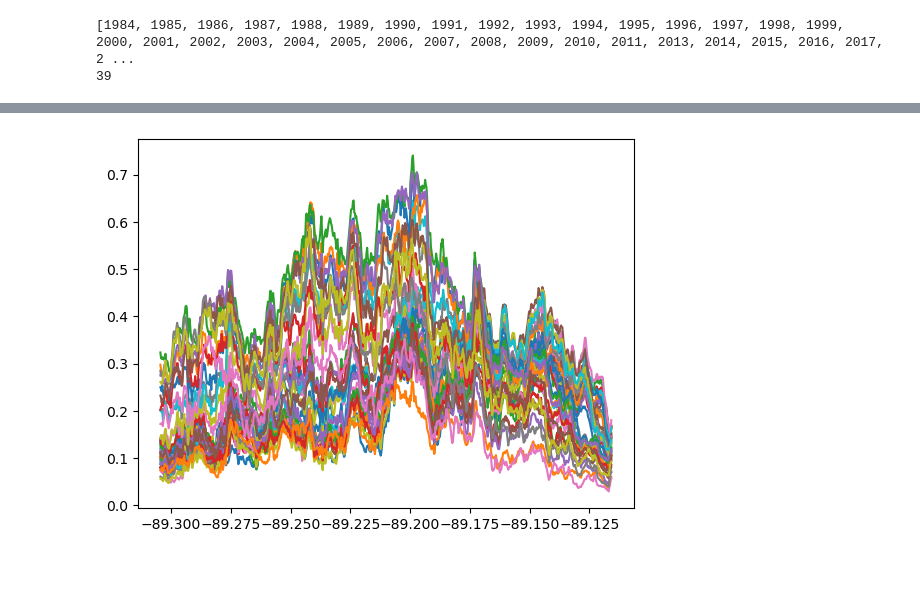
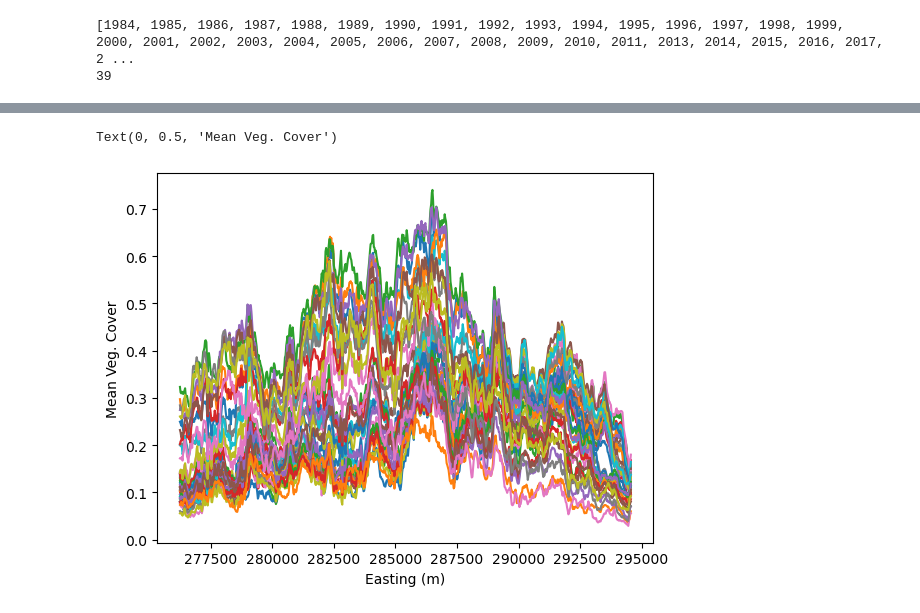
Before and after one commit to csherwood-usgs/marsh, a Jupyter notebook: delta_profile.ipynb, the cells around one changed output, grey strips where cells are left out. Cells and saved outputs as stored; diff of their text form; code cells hidden in the pictures; blank space fills up the shorter version.

```diff
--- a/delta_profile.ipynb
+++ b/delta_profile.ipynb
@@ -29,12 +29,14 @@ Attributes:
     add_offset:              0.0
     long_name:               ('b1', 'b2', 'b3', 'b4', 'b5', 'b6', 'b7', 'b8',...
 # %%
-lon = r1.x.values
-lat = r1.y.values
+# skeptical that the lat/lon grid is really correct and that this transformation is the right thing to do
+lon, lat = np.meshgrid(r1.y.values, r1.x.values, indexing='ij' )
+transformer = Transformer.from_crs( 'epsg:4326', 'epsg:26916',  ) # WGS84 to UTM18
+x, y = transformer.transform( lon, lat  )
+print(np.shape(lon))
+# don't really need to read this in
 band = r1.band.values-1 # minus one to use as index
+# here is the data
 a = r1[:,:,:].values
-
-# need to
-transformer = Transformer.from_crs( 'epsg:4326', 'epsg:26916',  ) # WGS84 to UTM18
-x, y = transformer.transform( lat, lon )
+print(np.shape(a))
 # %% [output]
@@ -58,9 +63,15 @@ plt.colorbar()
 # %%
-# "cross-shore" profiles made by averaging along y-axis
+# east-west profiles made by averaging along y-axis
 # plot all of the profiles
-profiles = np.zeros((39,len(x)))
+profiles = np.zeros((39,len(x[0,:])))
+tot_area = np.zeros((39))
 for i, b in enumerate( band ):
+    tot_area[i] = np.nanmean(a[i,:,:], axis=(0,1) )
     profiles[i,:] = np.nanmean(a[i,:,:], axis=0)
-    plt.plot( lon, profiles[i,:] )
+    plt.plot( x[0,:], profiles[i,:] )
+
+plt.xlabel('Easting (m)')
+plt.ylabel('Mean Veg. Cover')
 # %% [output]
+Text(0, 0.5, 'Mean Veg. Cover')
-[figure, old version]
+[figure, new version]
```
Also changed, not shown: parts of 4 cells of this notebook.
